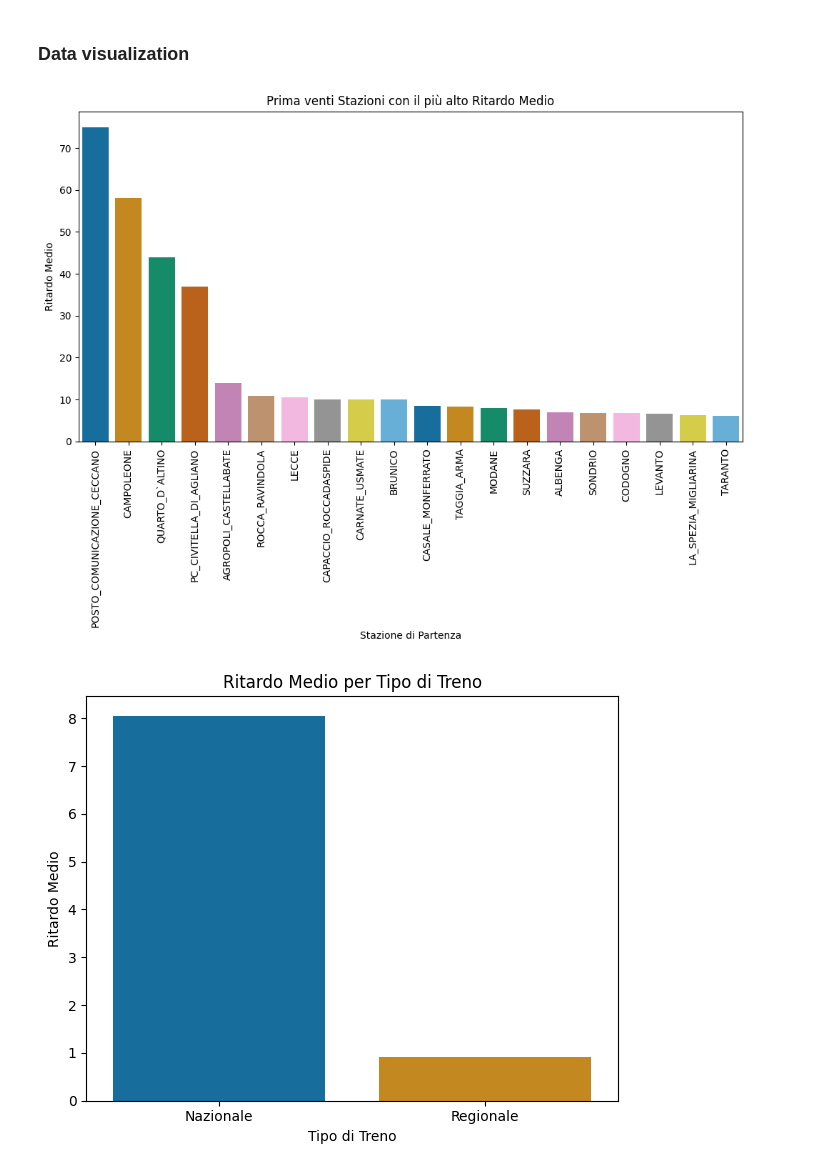
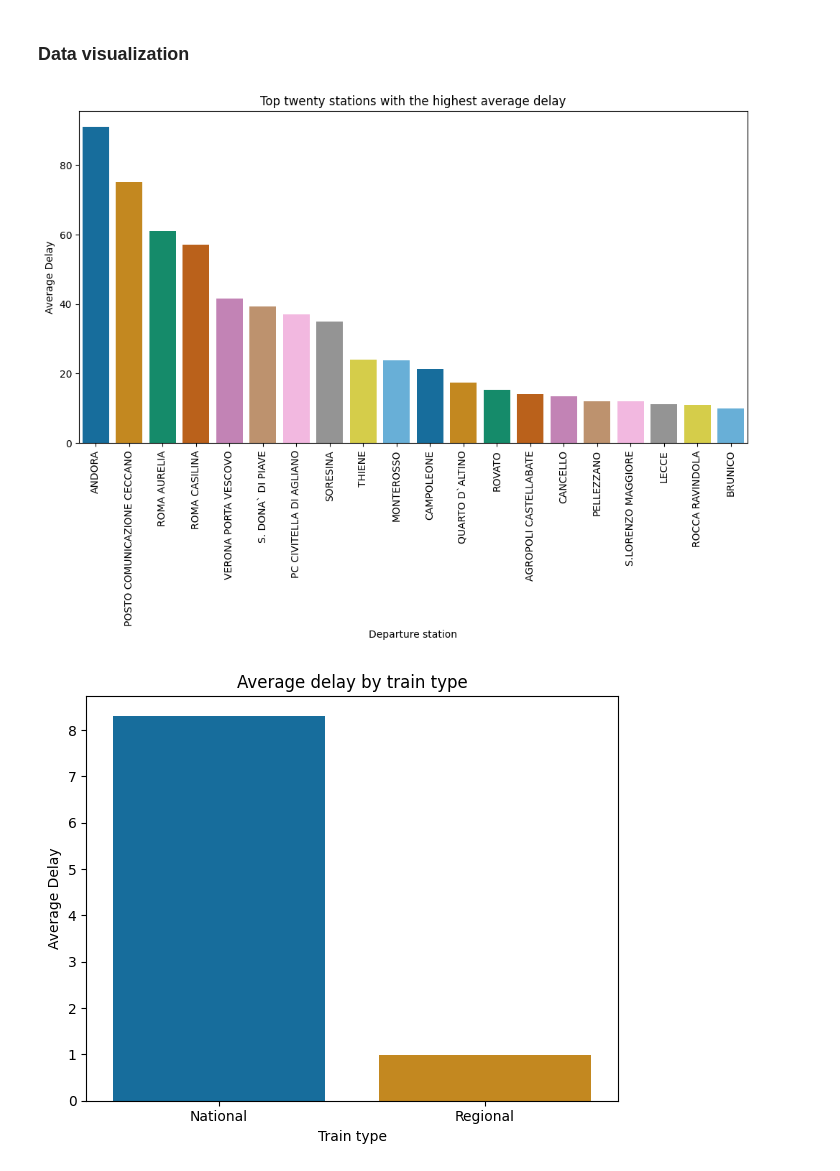
Before and after one commit to Giuto01/TrainDelay-project, a Jupyter notebook: data_preparation/data_pre-processing.ipynb, the cells around one changed output. Drawn from its saved outputs; the diff is of its cells as text; code cells hidden in the pictures.

```diff
--- a/data_preparation/data_pre-processing.ipynb
+++ b/data_preparation/data_pre-processing.ipynb
@@ -54,36 +58,36 @@ df_cleaned.to_csv("../dataset/trains_refined.csv", index=False)
 ### Data visualization
 # %%
 # Average delays for each departure station
-avg_delay_by_origin = df_cleaned.groupby('origin')['delay'].mean().reset_index()
+avg_delay_by_origin = data.groupby('origin')['delay'].mean().reset_index()
 
 # Sort stations by average delay in descending order
 sorted_stations = avg_delay_by_origin.sort_values(by='delay', ascending=False)
 
 # Select first twenty stations with highest delay rate
 top_20_stations = sorted_stations.head(20)
 
 # Visualize stations
 plt.figure(figsize=(12, 6))
 sns.barplot(x='origin', y='delay', data=top_20_stations, palette="colorblind")
-plt.xlabel('Stazione di Partenza')
-plt.ylabel('Ritardo Medio')
-plt.title('Prima venti Stazioni con il più alto Ritardo Medio')
+plt.xlabel('Departure station')
+plt.ylabel('Average Delay')
+plt.title('Top twenty stations with the highest average delay')
 plt.xticks(rotation=90)
 plt.show()
 # %% [output]
-[figure, old version]
+[figure, new version]
 # %%
 # Average delays for each train type
-mean_delay_by_train_type = df_cleaned.groupby('train_type')['delay'].mean().reset_index()
+mean_delay_by_train_type = data.groupby('train_type')['delay'].mean().reset_index()
 
 # Visualize train type
 plt.figure(figsize=(6, 5))
 sns.barplot(x='train_type', y='delay', data=mean_delay_by_train_type, palette="colorblind")
-plt.xlabel('Tipo di Treno')
-plt.ylabel('Ritardo Medio')
-plt.title('Ritardo Medio per Tipo di Treno')
+plt.xlabel('Train type')
+plt.ylabel('Average Delay')
+plt.title('Average delay by train type')
 plt.tight_layout()
-plt.xticks([0, 1], ['Nazionale', 'Regionale'])
+plt.xticks([0, 1], ['National', 'Regional'])
 plt.show()
 # %% [output]
-[figure, old version]
+[figure, new version]
```
Also changed, not shown: parts of 2 cells of this notebook, 7 other files.
